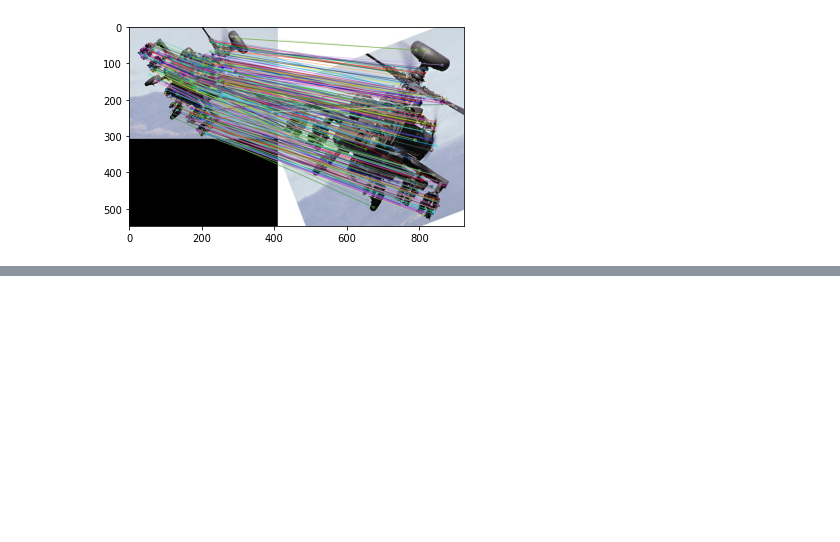
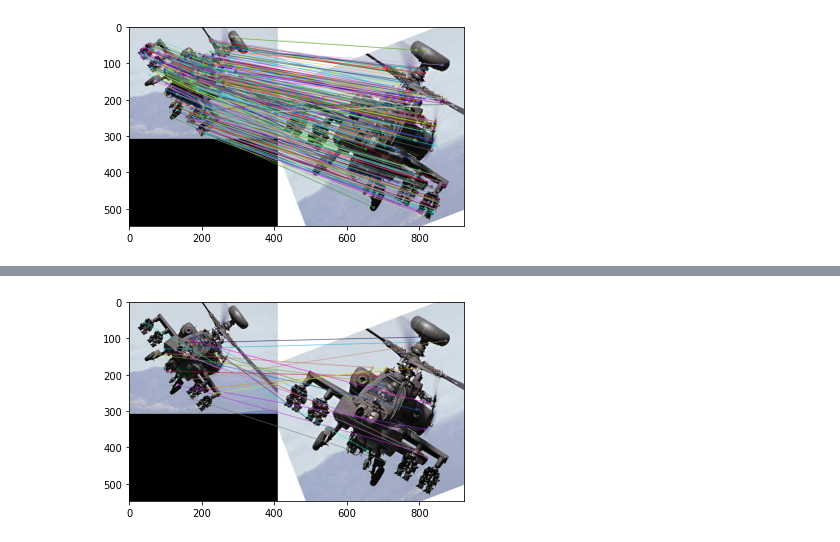
Before and after one commit to junqi-xie-learning/ICE2602-Assignments, a Jupyter notebook: 6 sift/test.ipynb, the cells around one changed output, grey strips where cells are left out. Saved outputs shown, nothing was run; the diff lists cells and outputs as text; code cells hidden in the pictures; blank space fills up the shorter version.

```diff
--- a/6 sift/test.ipynb
+++ b/6 sift/test.ipynb
@@ -47,0 +93,19 @@ plt.show()
+# %%
+# Feature matching using Brute-Force Matcher
+
+bf = cv2.BFMatcher()
+matches = bf.knnMatch(des1, des2, k=2)
+
+good = []
+for m, n in matches:
+    if m.distance < 0.8 * n.distance:
+        good.append([m])
+
+# cv.drawMatchesKnn expects list of lists as matches.
+matches = cv2.drawMatchesKnn(img_rgb, kp1, target_rgb, kp2, good, None, flags=cv2.DrawMatchesFlags_NOT_DRAW_SINGLE_POINTS)
+
+plt.imshow(matches)
+plt.savefig('sift_matches_homebrew.jpg')
+plt.show()
+# %% [output]
+[figure, added]
```
Also changed, not shown: parts of 9 cells of this notebook, 8 other files.
